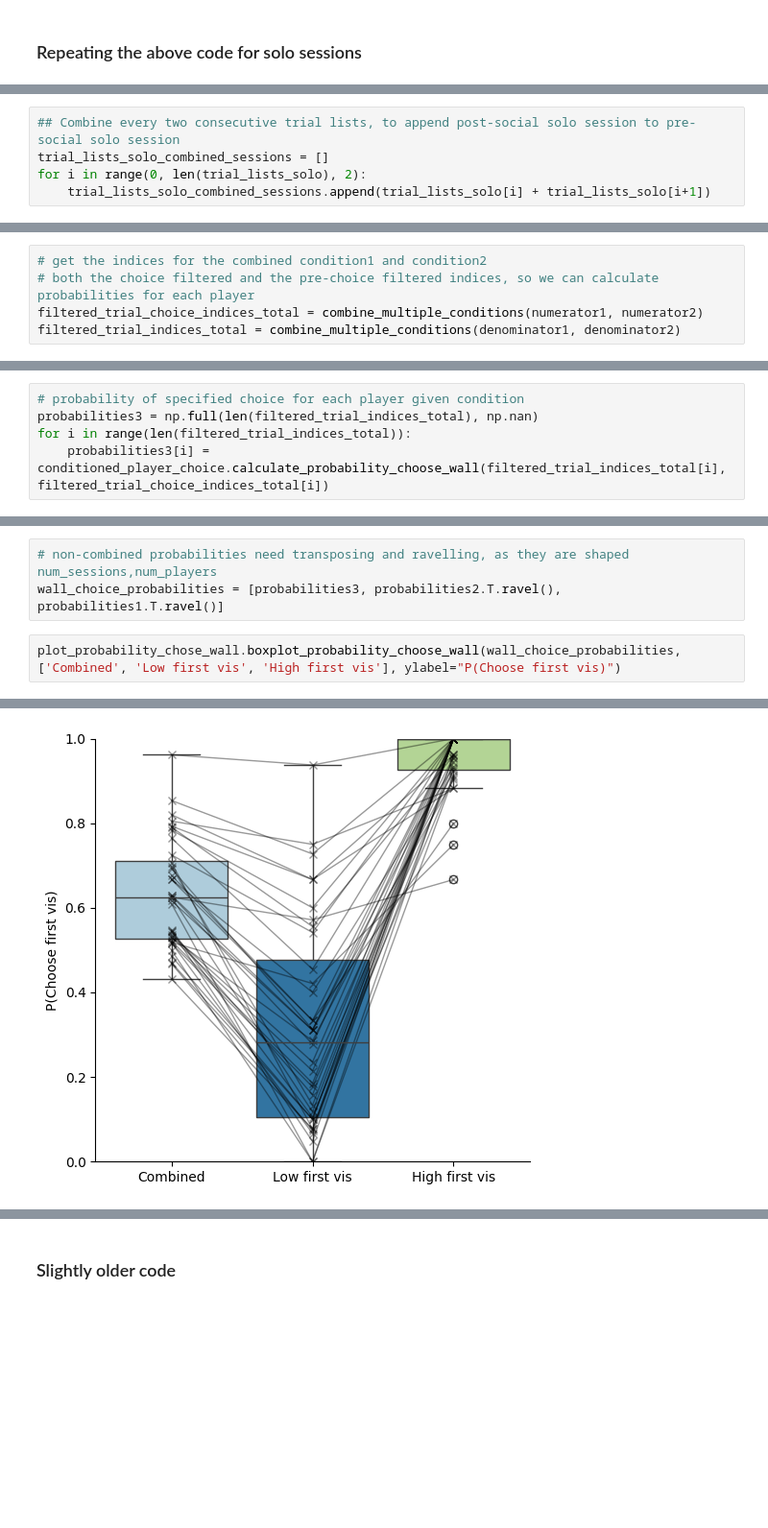
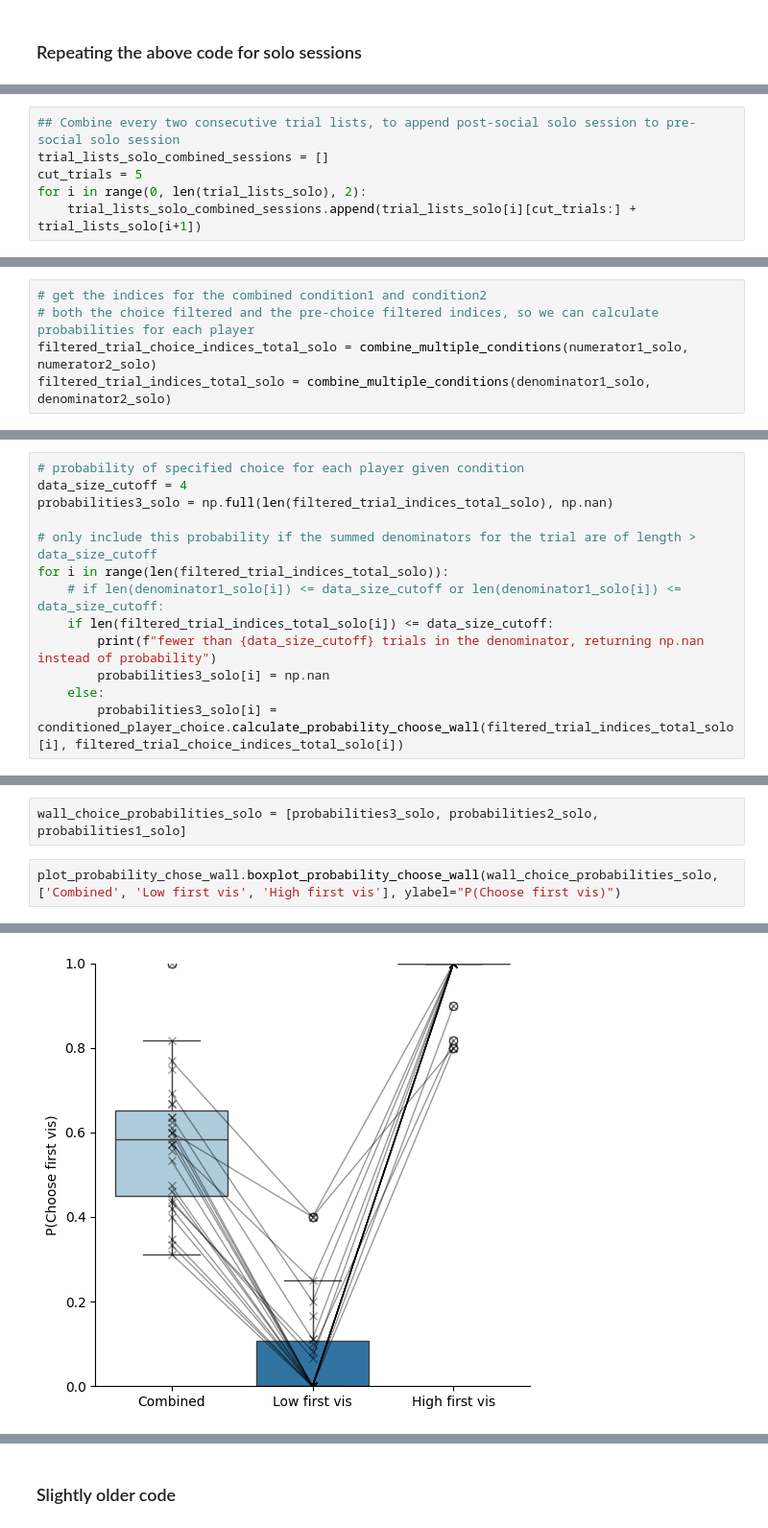
Before and after one commit to tomhagley6/octagon_analysis, a Jupyter notebook: sandbox/wall_visibility_analysis_sandbox.ipynb, the cells around one changed output, grey strips where cells are left out. Shown: that part at 96% size. Saved outputs shown, nothing was run; the diff lists cells and outputs as text; blank space fills up the shorter version.

```diff
--- a/sandbox/wall_visibility_analysis_sandbox.ipynb
+++ b/sandbox/wall_visibility_analysis_sandbox.ipynb
@@ -518,8 +558,9 @@ np.float64(18.13888888888889)
 # %%
 ## Combine every two consecutive trial lists, to append post-social solo session to pre-social solo session
 trial_lists_solo_combined_sessions = []
+cut_trials = 5
 for i in range(0, len(trial_lists_solo), 2):
-    trial_lists_solo_combined_sessions.append(trial_lists_solo[i] + trial_lists_solo[i+1])
+    trial_lists_solo_combined_sessions.append(trial_lists_solo[i][cut_trials:] + trial_lists_solo[i+1])
 # %%
 # variables
 inferred_choice = True
@@ -629,5 +674,5 @@ Probability player chose wall given these conditions: 0.5416666666666666
 # %%
 # get the indices for the combined condition1 and condition2
 # both the choice filtered and the pre-choice filtered indices, so we can calculate probabilities for each player
-filtered_trial_choice_indices_total = combine_multiple_conditions(numerator1, numerator2)
-filtered_trial_indices_total = combine_multiple_conditions(denominator1, denominator2)
+filtered_trial_choice_indices_total_solo = combine_multiple_conditions(numerator1_solo, numerator2_solo)
+filtered_trial_indices_total_solo = combine_multiple_conditions(denominator1_solo, denominator2_solo)
@@ -634,5 +688,13 @@ filtered_trial_indices_total = combine_multiple_conditions(denominator1, denomin
 # %%
 # probability of specified choice for each player given condition
-probabilities3 = np.full(len(filtered_trial_indices_total), np.nan)
-for i in range(len(filtered_trial_indices_total)):
-    probabilities3[i] = conditioned_player_choice.calculate_probability_choose_wall(filtered_trial_indices_total[i], filtered_trial_choice_indices_total[i])
+data_size_cutoff = 4
+probabilities3_solo = np.full(len(filtered_trial_indices_total_solo), np.nan)
+
+# only include this probability if the summed denominators for the trial are of length > data_size_cutoff
+for i in range(len(filtered_trial_indices_total_solo)):
+    # if len(denominator1_solo[i]) <= data_size_cutoff or len(denominator1_solo[i]) <= data_size_cutoff:
+    if len(filtered_trial_indices_total_solo[i]) <= data_size_cutoff:
+        print(f"fewer than {data_size_cutoff} trials in the denominator, returning np.nan instead of probability")
+        probabilities3_solo[i] = np.nan
+    else:
+        probabilities3_solo[i] = conditioned_player_choice.calculate_probability_choose_wall(filtered_trial_indices_total_solo[i], filtered_trial_choice_indices_total_solo[i])
@@ -639,10 +703,9 @@ for i in range(len(filtered_trial_indices_total)):
 # %%
-# non-combined probabilities need transposing and ravelling, as they are shaped num_sessions,num_players
-wall_choice_probabilities = [probabilities3, probabilities2.T.ravel(), probabilities1.T.ravel()]
+wall_choice_probabilities_solo = [probabilities3_solo, probabilities2_solo, probabilities1_solo]
 # %%
-plot_probability_chose_wall.boxplot_probability_choose_wall(wall_choice_probabilities, ['Combined', 'Low first vis', 'High first vis'], ylabel="P(Choose first vis)")
+plot_probability_chose_wall.boxplot_probability_choose_wall(wall_choice_probabilities_solo, ['Combined', 'Low first vis', 'High first vis'], ylabel="P(Choose first vis)")
 # %% [output]
 Passing `palette` without assigning `hue` is deprecated and will be removed in v0.14.0. Assign the `x` variable to `hue` and set `legend=False` for the same effect.
 
   sns.boxplot(x="Condition", y="Probability", data=df, palette="Paired", width=.8)
-[figure, old version]
+[figure, new version]
```
Also changed, not shown: parts of 35 cells of this notebook, 8 other files.
